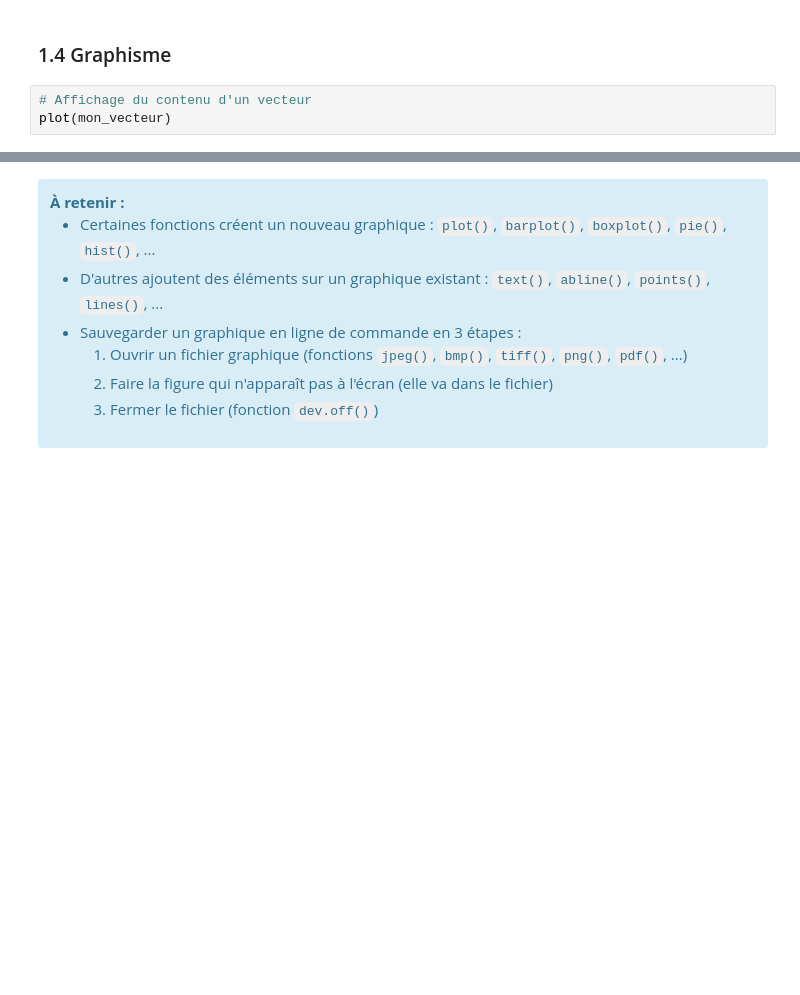
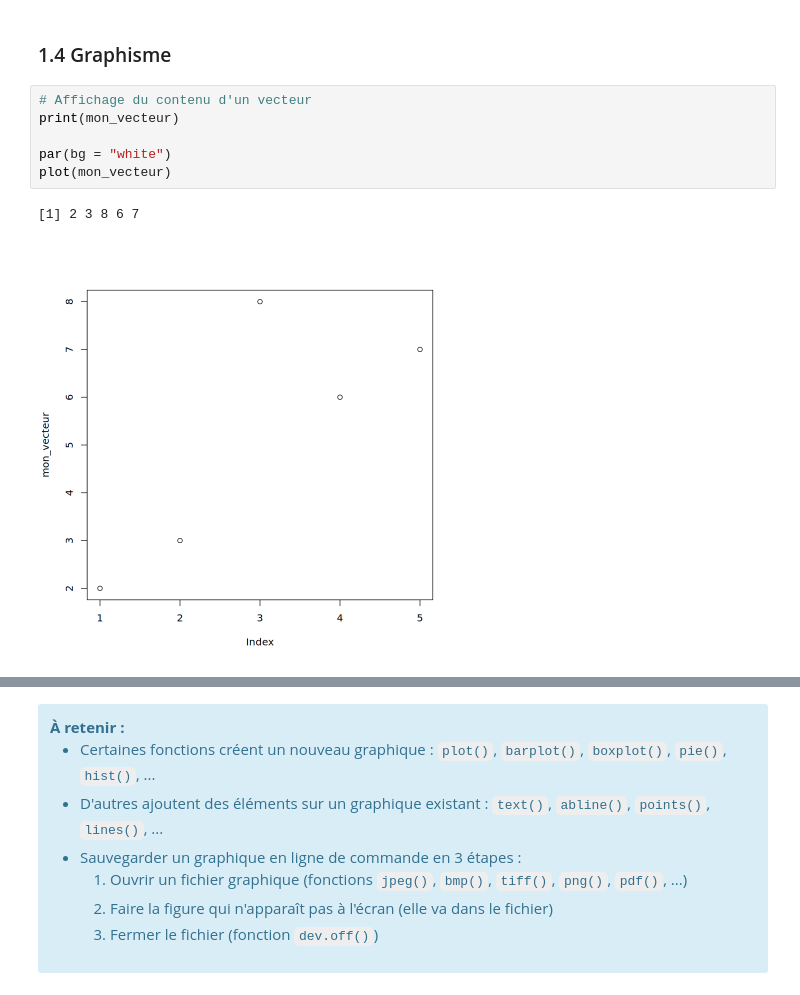
Before and after one commit to tomduquennoy/statistics, a Jupyter notebook: seance_08_09_25/TP1_init_R.ipynb, the cells around one changed output, grey strips where cells are left out. Drawn from its saved outputs; the diff is of its cells as text; blank space fills up the shorter version.

```diff
--- a/seance_08_09_25/TP1_init_R.ipynb
+++ b/seance_08_09_25/TP1_init_R.ipynb
@@ -241,5 +422,11 @@ help.search("plot")
 ### 1.4 Graphisme
 # %%
 # Affichage du contenu d'un vecteur
+print(mon_vecteur)
+
+par(bg = "white")
 plot(mon_vecteur)
+# %% [output]
+[1] 2 3 8 6 7
+[figure, added]
 # %%
```
Also changed, not shown: parts of 47 cells of this notebook.
